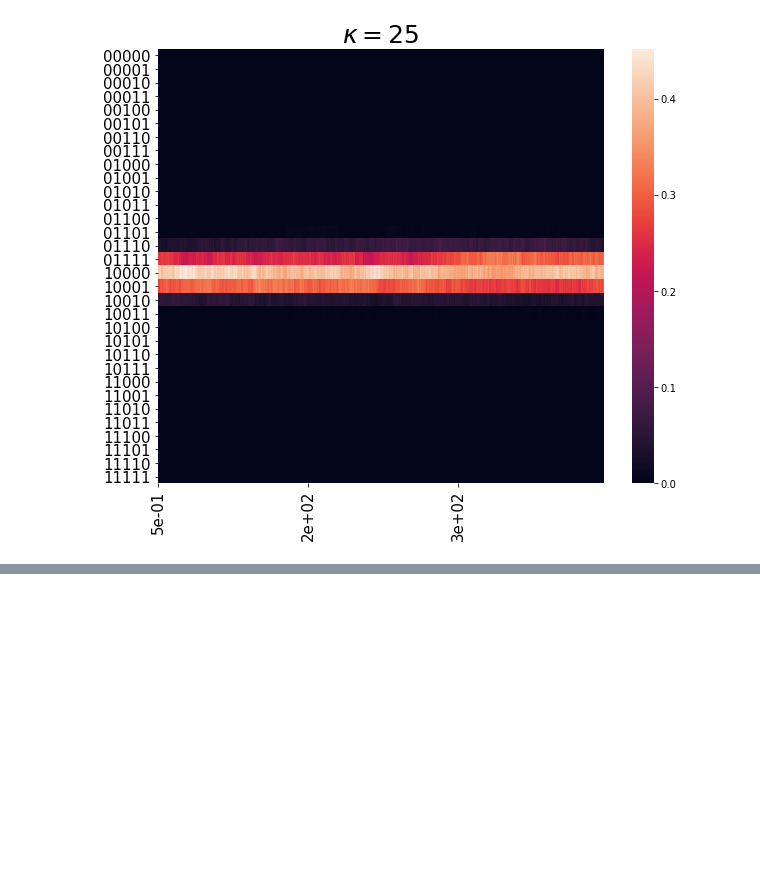
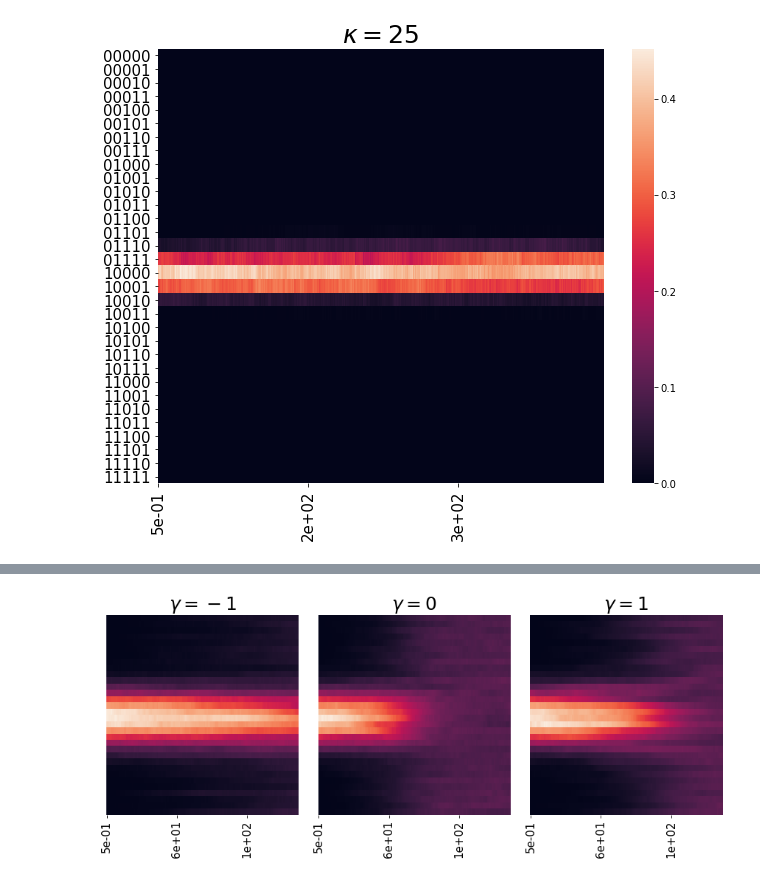
Before and after one commit to patrick-oliveira/EntropiaGrafos, a Jupyter notebook: Plots e Analise.ipynb, the cells around one changed output, grey strips where cells are left out. Cells and saved outputs as stored; diff of their text form; code cells hidden in the pictures; blank space fills up the shorter version.

```diff
--- a/Plots e Analise.ipynb
+++ b/Plots e Analise.ipynb
@@ -154,0 +176,7 @@ KeyboardInterrupt:
+# %%
+from typing import Tuple, List, NewType
+import matplotlib
+import seaborn as sns
+import matplotlib.ticker as mtick
+Figure = NewType('Figure', matplotlib.figure.Figure)
+Axis   = NewType('Axis', matplotlib.axes.Axes)
@@ -154,0 +217,40 @@ KeyboardInterrupt:
+# %%
+kappa = 15
+
+fig, axs = plt.subplots(1, 3, figsize = (15, 5))
+fig.subplots_adjust(hspace = 0.1, wspace = 0.1)
+axs[1].set_yticks([])
+axs[2].set_yticks([])
+
+for i in range(3):
+    axs[i].locator_params('x', nbins = 3)
+    axs[i].xaxis.set_tick_params(labelsize = 17)
+    axs[i].yaxis.set_tick_params(labelsize = 17)
+
+a = statistics_for_kappa__1[kappa][0]
+evolution = []
+for code in a.keys():
+    evolution.append(a[code])
+evolution = np.asarray(evolution)
+heat_plot(evolution, size = (10, 8), y_tick_labels = None, x_tick_label_size = 15,
+                    y_tick_label_size = 15, title = r'$\gamma = {}$'.format(-1), title_size = 25, fig = fig, ax = axs[0], cbar = False)
+
+a = statistics_for_kappa_0[kappa][0]
+evolution = []
+for code in a.keys():
+    evolution.append(a[code])
+evolution = np.asarray(evolution)
+heat_plot(evolution, size = (10, 8), y_tick_labels = None, x_tick_label_size = 15,
+                    y_tick_label_size = 15, title = r'$\gamma = {}$'.format(0), title_size = 25, fig = fig, ax = axs[1], cbar = False)
+
+a = statistics_for_kappa_1[kappa][0]
+evolution = []
+for code in a.keys():
+    evolution.append(a[code])
+evolution = np.asarray(evolution)
+heat_plot(evolution, size = (10, 8), y_tick_labels = None, x_tick_label_size = 15,
+                    y_tick_label_size = 15, title = r'$\gamma = {}$'.format(1), title_size = 25, fig = fig, ax = axs[2], cbar = False)
+
+fig.savefig("distribution.png", bbox_inches = 'tight')
+# %% [output]
+[figure, added]
```
Also changed, not shown: parts of 10 cells of this notebook, 23 other files.
